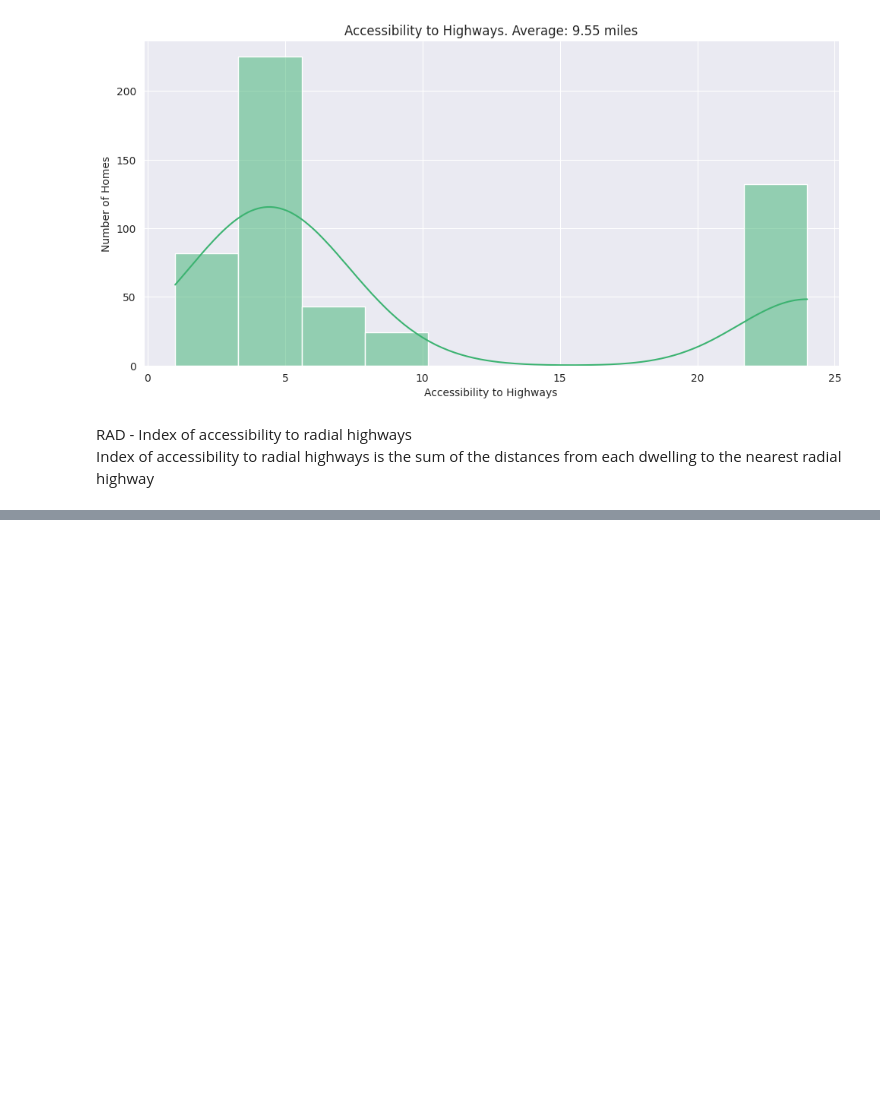
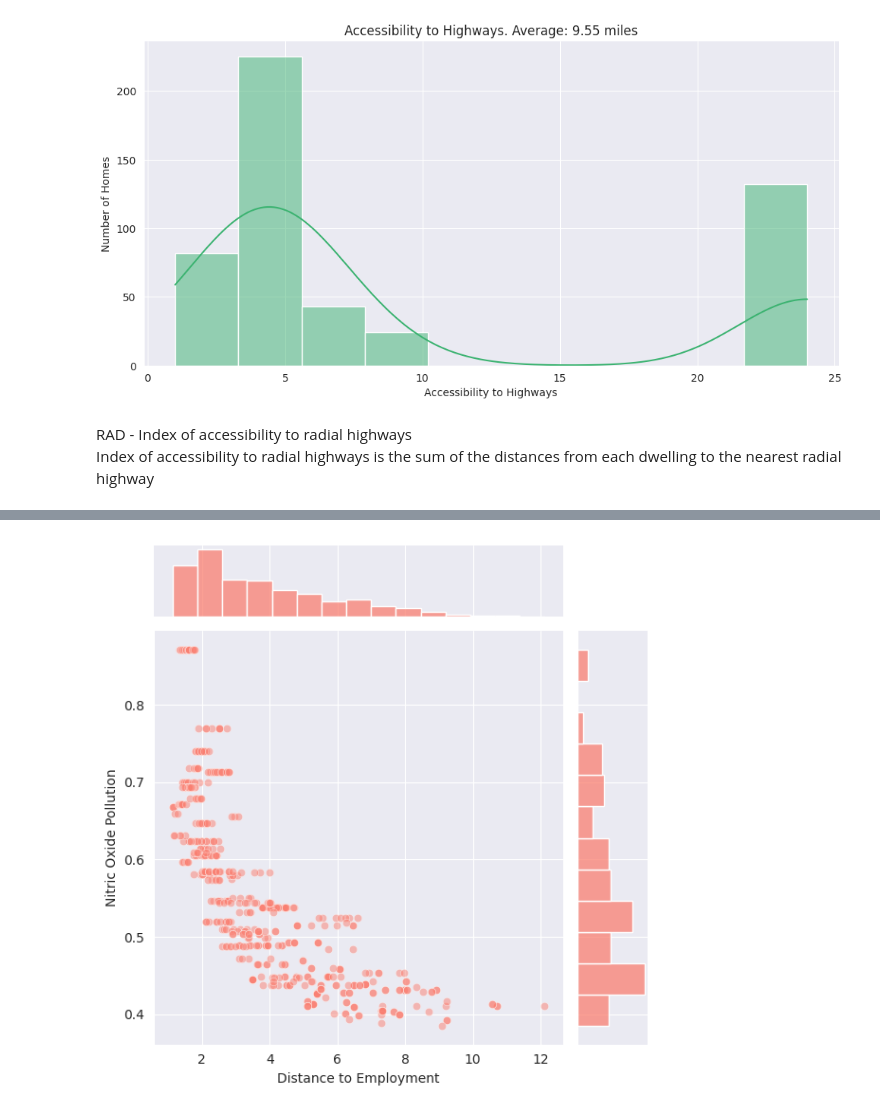
Before and after one commit to DejusDevspace/house-price-prediction, a Jupyter notebook: house_price.ipynb, the cells around one changed output, grey strips where cells are left out. Saved outputs shown, nothing was run; the diff lists cells and outputs as text; code cells hidden in the pictures; blank space fills up the shorter version.

```diff
--- a/house_price.ipynb
+++ b/house_price.ipynb
@@ -253,0 +323,18 @@ river_dis.show()
+# %%
+# Relationship between DIS and NOX
+with sns.axes_style('darkgrid'):
+    sns.jointplot(
+        dataset,
+        x='DIS',
+        y='NOX',
+        # kind='reg',
+        joint_kws={'alpha': 0.5},
+        color='salmon',
+    )
+
+plt.xlabel('Distance to Employment')
+plt.ylabel('Nitric Oxide Pollution')
+
+plt.show()
+# %% [output]
+[figure, added]
```
Also changed, not shown: parts of 8 cells of this notebook.
